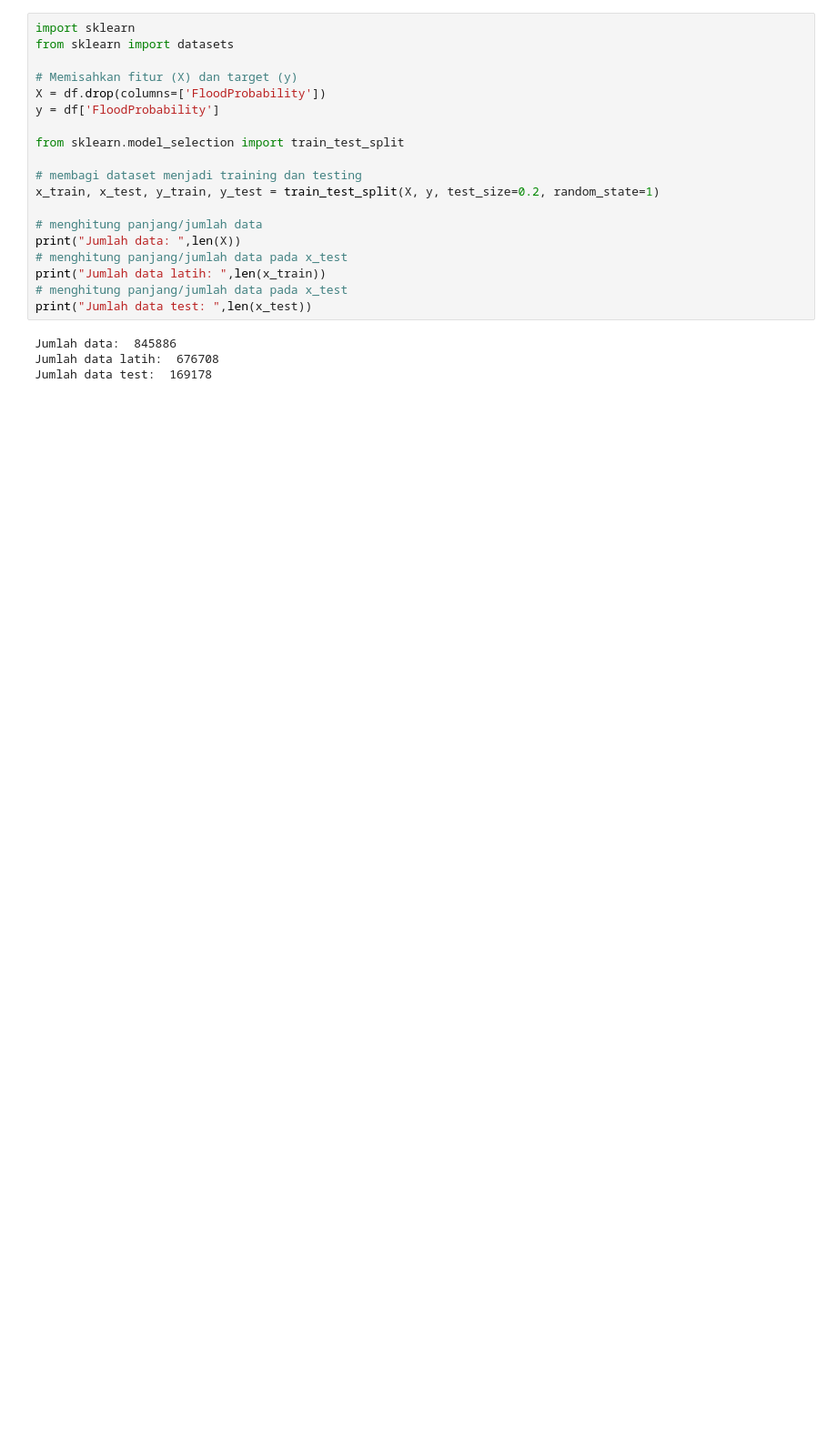
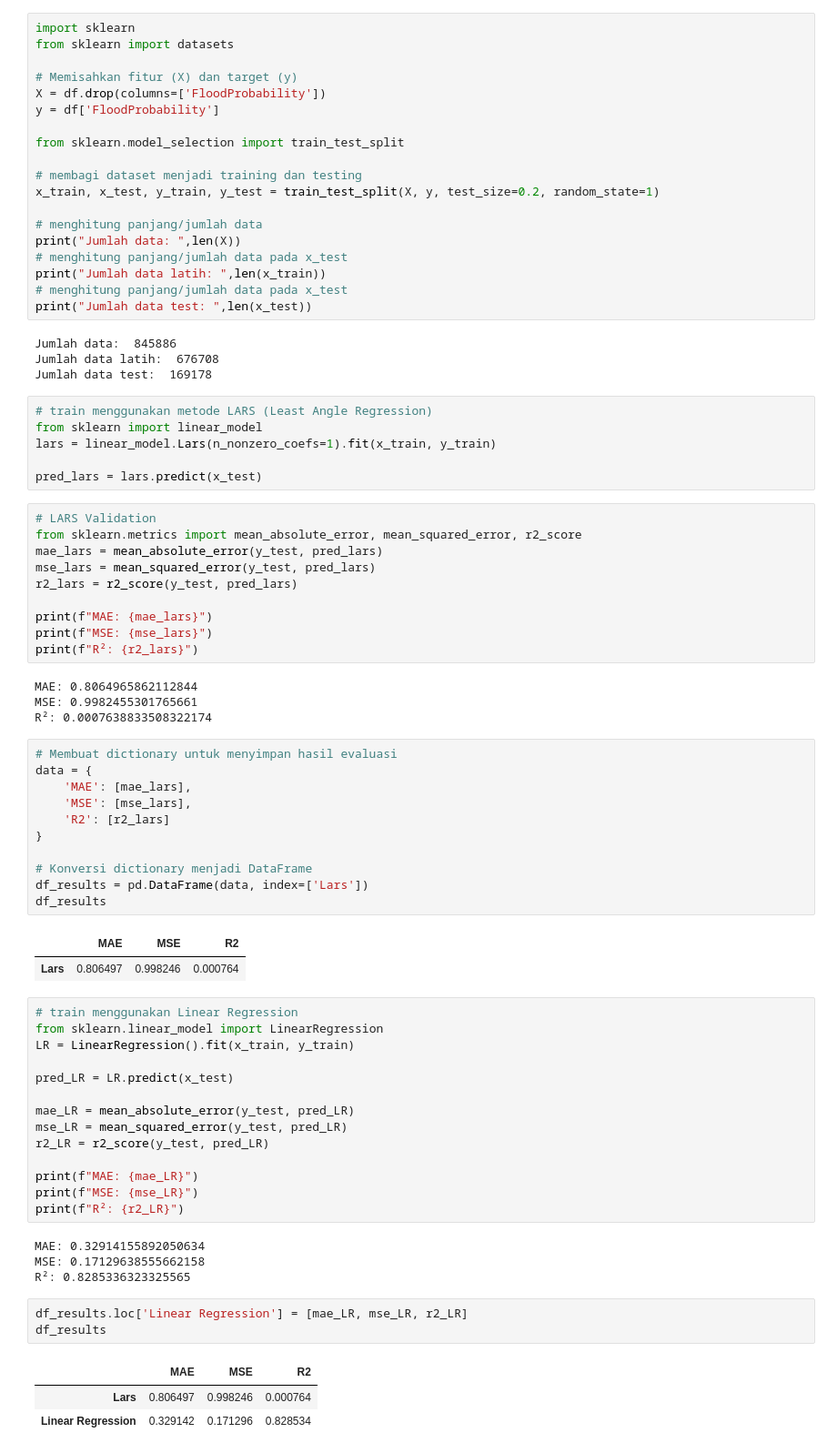
Before and after one commit to adrianramadhan/Flood-Prediction-Regression-Case-Study, a Jupyter notebook: notebook.ipynb, the cells around one changed output. Shown at 91% size. Saved outputs shown, nothing was run; the diff lists cells and outputs as text; blank space fills up the shorter version.

Commit message:
train and evaluate model

```diff
--- a/notebook.ipynb
+++ b/notebook.ipynb
@@ -238,3 +238,62 @@ print("Jumlah data test: ",len(x_test))
 Jumlah data:  845886
 Jumlah data latih:  676708
 Jumlah data test:  169178
+# %%
+# train menggunakan metode LARS (Least Angle Regression)
+from sklearn import linear_model
+lars = linear_model.Lars(n_nonzero_coefs=1).fit(x_train, y_train)
+
+pred_lars = lars.predict(x_test)
+# %%
+# LARS Validation
+from sklearn.metrics import mean_absolute_error, mean_squared_error, r2_score
+mae_lars = mean_absolute_error(y_test, pred_lars)
+mse_lars = mean_squared_error(y_test, pred_lars)
+r2_lars = r2_score(y_test, pred_lars)
+
+print(f"MAE: {mae_lars}")
+print(f"MSE: {mse_lars}")
+print(f"R²: {r2_lars}")
+# %% [output]
+MAE: 0.8064965862112844
+MSE: 0.9982455301765661
+R²: 0.0007638833508322174
+# %%
+# Membuat dictionary untuk menyimpan hasil evaluasi
+data = {
+    'MAE': [mae_lars],
+    'MSE': [mse_lars],
+    'R2': [r2_lars]
+}
+
+# Konversi dictionary menjadi DataFrame
+df_results = pd.DataFrame(data, index=['Lars'])
+df_results
+# %% [output]
+|  | MAE | MSE | R2 |
+| Lars | 0.806497 | 0.998246 | 0.000764 |
+# %%
+# train menggunakan Linear Regression
+from sklearn.linear_model import LinearRegression
+LR = LinearRegression().fit(x_train, y_train)
+
+pred_LR = LR.predict(x_test)
+
+mae_LR = mean_absolute_error(y_test, pred_LR)
+mse_LR = mean_squared_error(y_test, pred_LR)
+r2_LR = r2_score(y_test, pred_LR)
+
+print(f"MAE: {mae_LR}")
+print(f"MSE: {mse_LR}")
+print(f"R²: {r2_LR}")
+# %% [output]
+MAE: 0.32914155892050634
+MSE: 0.17129638555662158
+R²: 0.8285336323325565
+# %%
+df_results.loc['Linear Regression'] = [mae_LR, mse_LR, r2_LR]
+df_results
+# %% [output]
+|  | MAE | MSE | R2 |
+| Lars | 0.806497 | 0.998246 | 0.000764 |
+| Linear Regression | 0.329142 | 0.171296 | 0.828534 |
```
Also changed, not shown: parts of 3 cells of this notebook.
